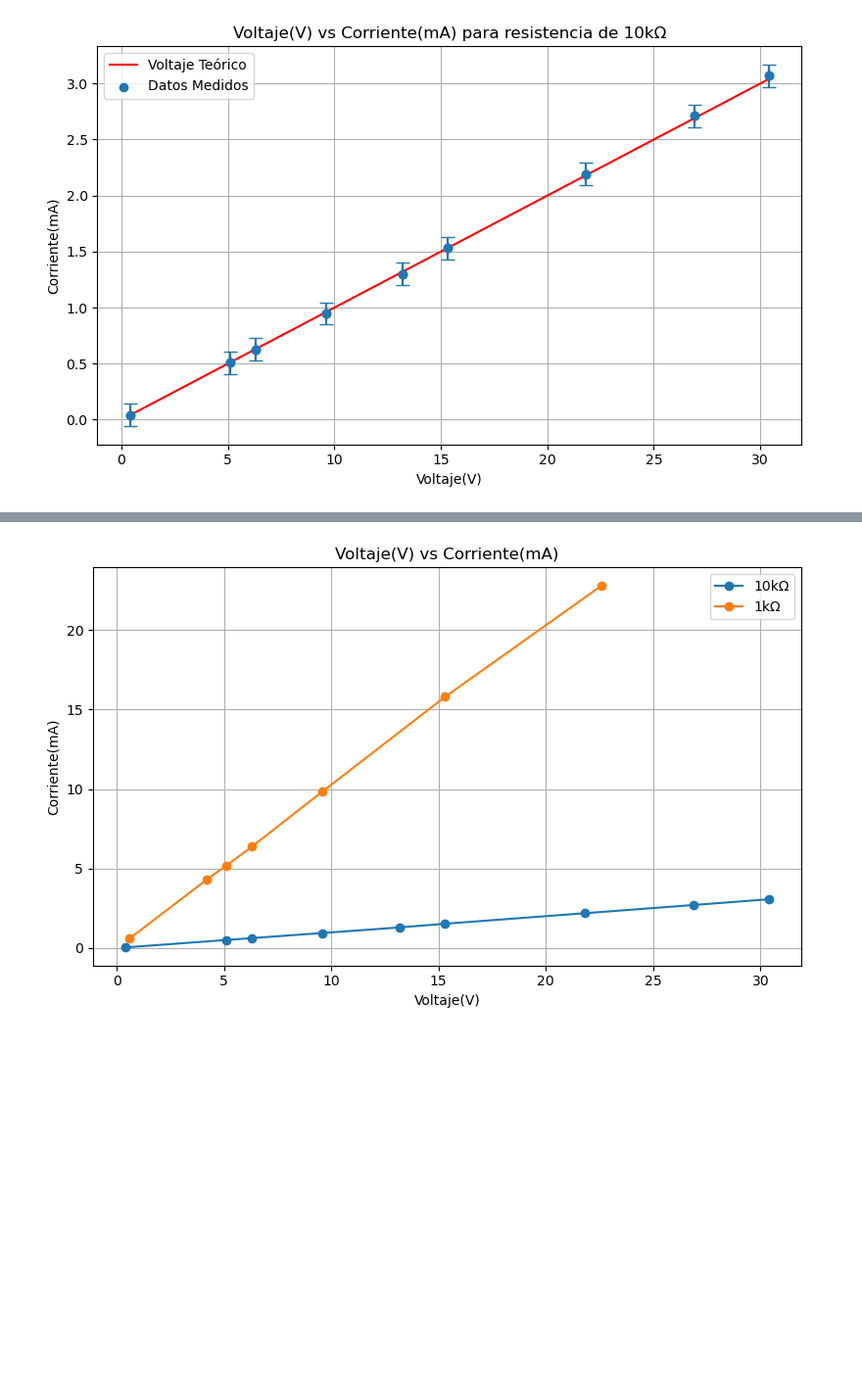
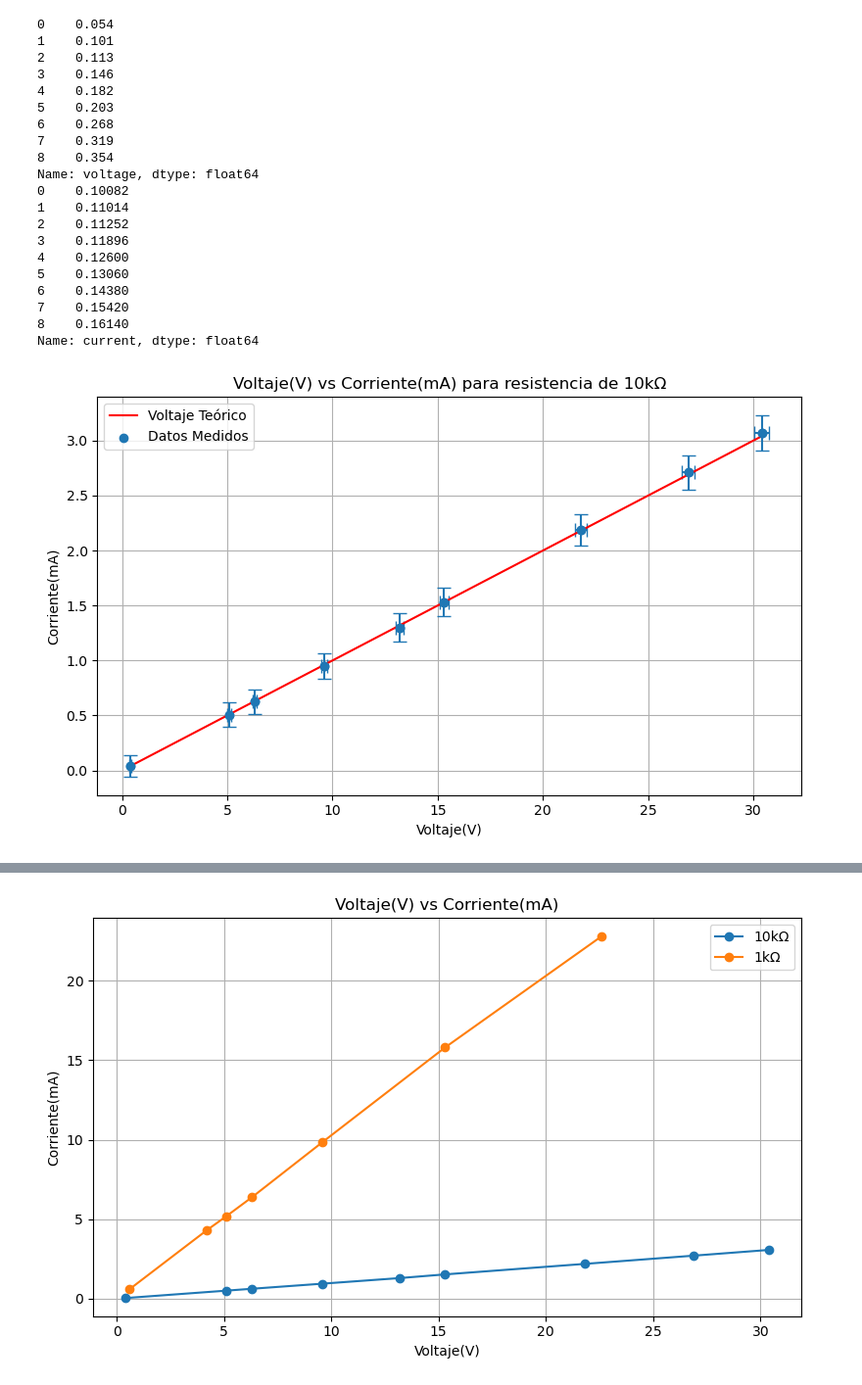
Before and after one commit to mlombardia/labos-f2-1Q2025, a Jupyter notebook: labo1/graficos.ipynb, the cells around one changed output, grey strips where cells are left out. Shown at 98% size. Drawn from its saved outputs; the diff is of its cells as text; code cells hidden in the pictures; blank space fills up the shorter version.

```diff
--- a/labo1/graficos.ipynb
+++ b/labo1/graficos.ipynb
@@ -1,28 +1,63 @@
 # %%
 import pandas as pd
 import matplotlib.pyplot as plt
 
 archivo_csv = 'datos.csv'
 df = pd.read_csv(archivo_csv)
 
 columna_x = 'Voltaje'
 columna_y = 'Corriente'
 
-corriente_teorica = df['voltage'] / 10
+valores_voltaje = df['voltage']
+corriente_teorica = valores_voltaje / 10
+corriente_experimental = df['current']
+
+resol_voltaje=0.01
+percentage_voltaje=0.01
+digits_voltaje=5
+
+resol_corriente=0.01
+percentage_corriente=0.02
+digits_corriente=10
+
+error_voltaje = percentage_voltaje * valores_voltaje + digits_voltaje * resol_voltaje
+error_corriente = percentage_corriente * corriente_experimental + digits_corriente * resol_corriente
+print(error_voltaje)
+print(error_corriente)
 
 plt.figure(figsize=(8, 5))
-plt.errorbar(df['voltage'], df['current'], xerr=0.0225, yerr=0.1, fmt='o', capsize=5)
-plt.plot(df['voltage'], corriente_teorica, 'r-', label='Voltaje Teórico')
-plt.scatter(df['voltage'], df['current'], marker='o', label='Datos Medidos')
+plt.errorbar(valores_voltaje, corriente_experimental, xerr=error_voltaje, yerr=error_corriente, fmt='o', capsize=5)
+plt.plot(valores_voltaje, corriente_teorica, 'r-', label='Voltaje Teórico')
+plt.scatter(valores_voltaje, corriente_experimental, marker='o', label='Datos Medidos')
 plt.xlabel(columna_x + '(V)')
 plt.ylabel(columna_y + '(mA)')
 plt.title(f'{columna_x}(V) vs {columna_y}(mA) para resistencia de 10kΩ')
 plt.grid(True)
 plt.tight_layout()
 plt.legend()
 plt.show()
 # %% [output]
+0    0.054
+1    0.101
+2    0.113
+3    0.146
+4    0.182
+5    0.203
+6    0.268
+7    0.319
+8    0.354
+Name: voltage, dtype: float64
+0    0.10082
+1    0.11014
+2    0.11252
+3    0.11896
+4    0.12600
+5    0.13060
+6    0.14380
+7    0.15420
+8    0.16140
+Name: current, dtype: float64
-[figure, old version]
+[figure, new version]
 # %%
 archivo_csv = 'datos2.csv'
 df = pd.read_csv(archivo_csv)
```
Also changed, not shown: parts of 1 cell of this notebook.
